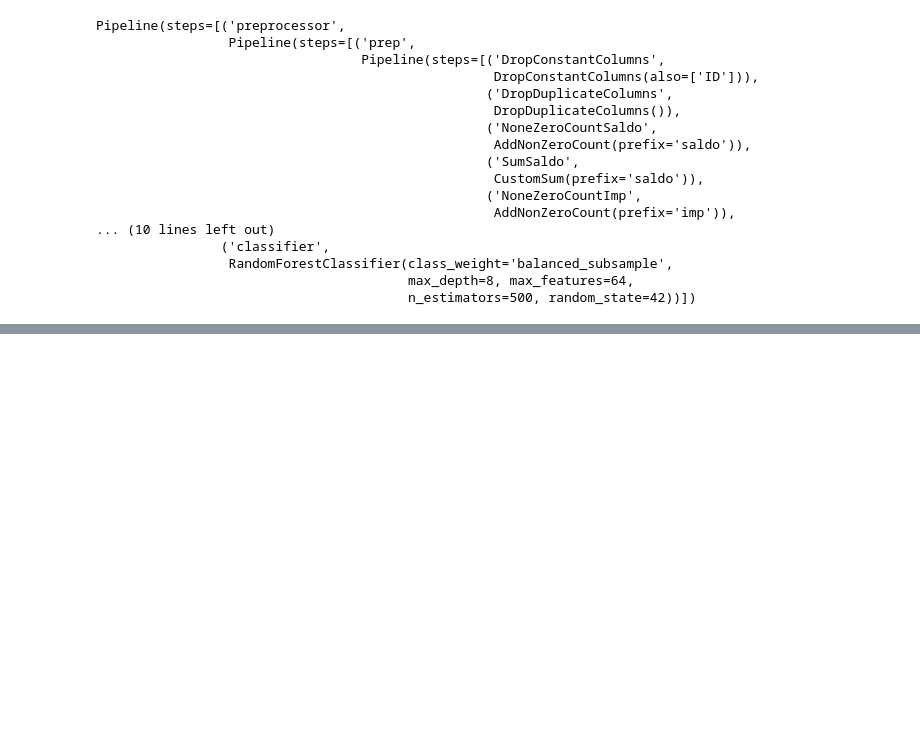
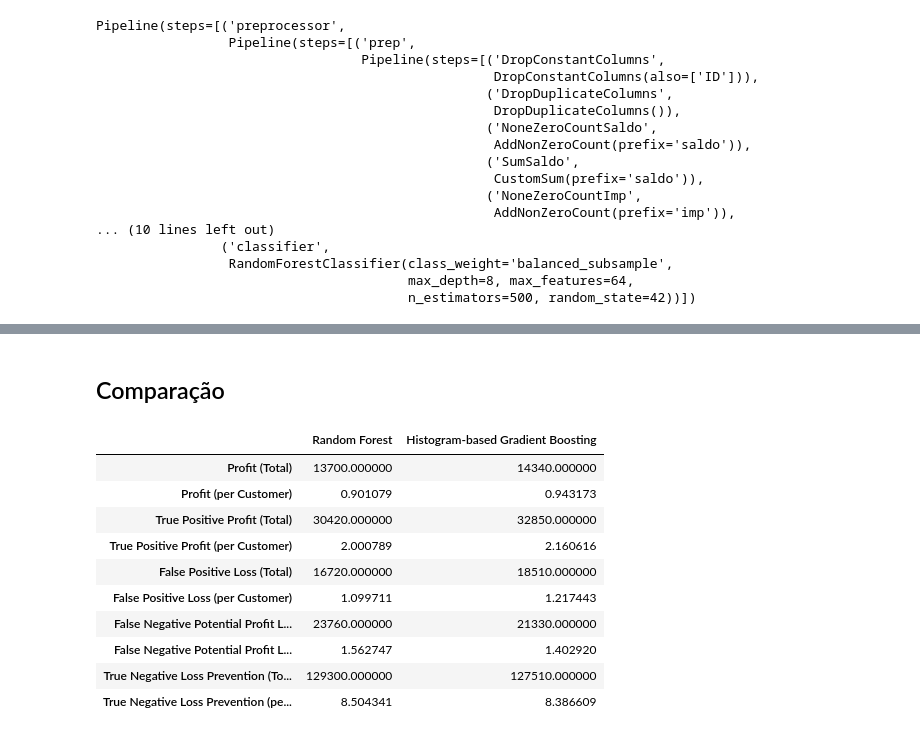
Before and after one commit to FelipeViacava/data-masters-case, a Jupyter notebook: 02-class.ipynb, the cells around one changed output, grey strips where cells are left out. Saved outputs shown, nothing was run; the diff lists cells and outputs as text; code cells hidden in the pictures; blank space fills up the shorter version.

```diff
--- a/02-class.ipynb
+++ b/02-class.ipynb
@@ -144,0 +154,27 @@ rf.classification_metrics
+# %% [markdown]
+## Comparação
+# %%
+business_results = pd.DataFrame(
+    data = [
+        rf.business_metrics,
+        hgb.business_metrics
+    ],
+    index = [
+        "Random Forest",
+        "Histogram-based Gradient Boosting"
+    ]
+)
+
+business_results.transpose()
+# %% [output]
+|  | Random Forest | Histogram-based Gradient Boosting |
+| Profit (Total) | 13700.000000 | 14340.000000 |
+| Profit (per Customer) | 0.901079 | 0.943173 |
+| True Positive Profit (Total) | 30420.000000 | 32850.000000 |
+| True Positive Profit (per Customer) | 2.000789 | 2.160616 |
+| False Positive Loss (Total) | 16720.000000 | 18510.000000 |
+| False Positive Loss (per Customer) | 1.099711 | 1.217443 |
+| False Negative Potential Profit L... | 23760.000000 | 21330.000000 |
+| False Negative Potential Profit L... | 1.562747 | 1.402920 |
+| True Negative Loss Prevention (To... | 129300.000000 | 127510.000000 |
+| True Negative Loss Prevention (pe... | 8.504341 | 8.386609 |
```
Also changed, not shown: parts of 10 cells of this notebook, 4 other files.
